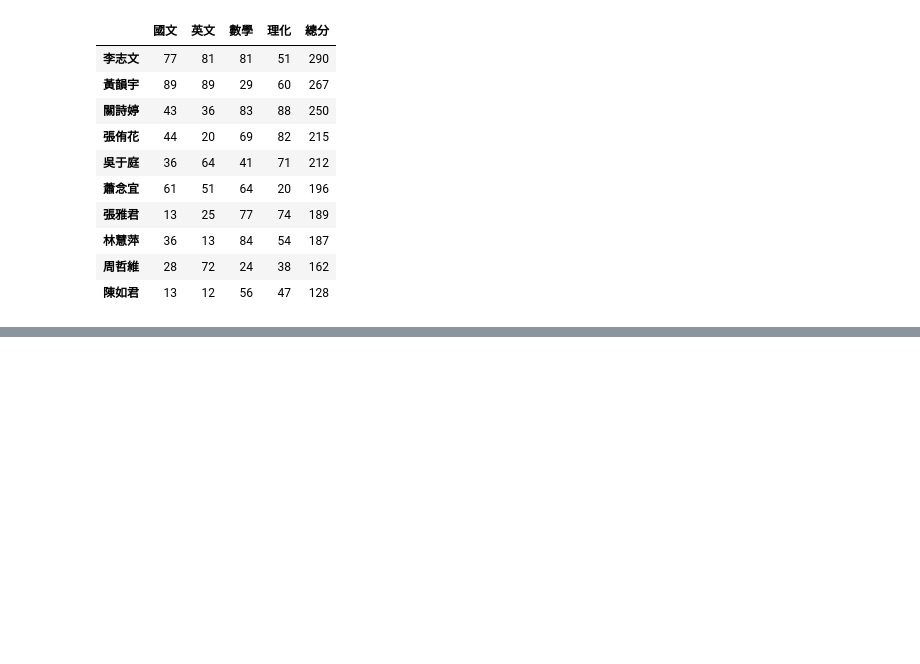
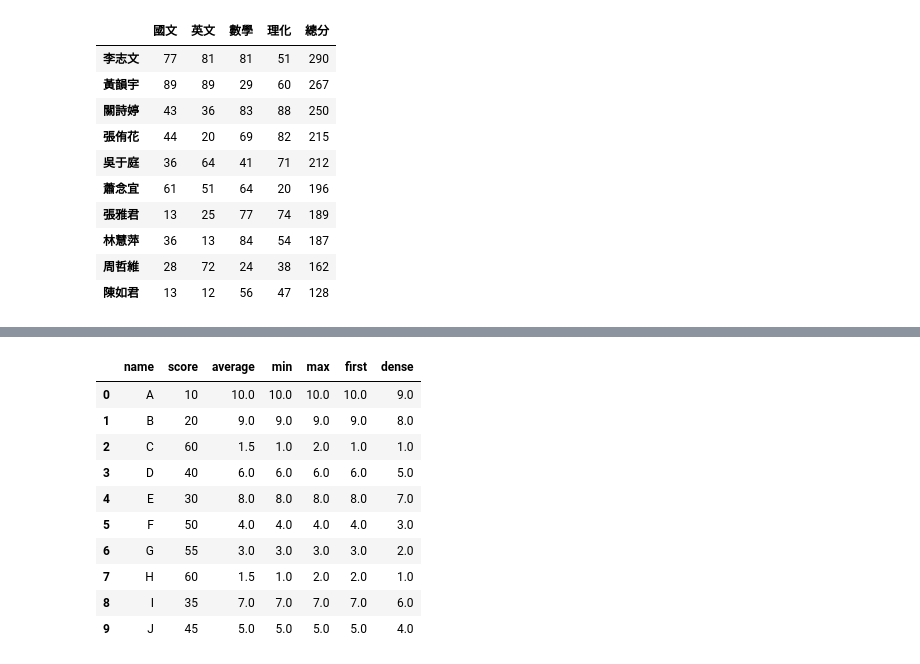
Before and after one commit to vcdemy/20230613, a Jupyter notebook: 20230808筆記.ipynb, the cells around one changed output, grey strips where cells are left out. Cells and saved outputs as stored; diff of their text form; code cells hidden in the pictures; blank space fills up the shorter version.

```diff
--- a/20230808筆記.ipynb
+++ b/20230808筆記.ipynb
@@ -517,0 +536,2 @@ df.sort_values("總分", ascending=False)
+# %%
+df2 = pd.DataFrame({'name':list('ABCDEFGHIJ'), 'score':[10, 20, 60, 40, 30, 50, 55, 60, 35, 45]})
@@ -517,0 +552,2 @@ df.sort_values("總分", ascending=False)
+# %%
+df2['average'] = df2['score'].rank(ascending=False)
@@ -517,0 +568,2 @@ df.sort_values("總分", ascending=False)
+# %%
+df2['min'] = df2['score'].rank(ascending=False, method='min')
@@ -517,0 +584,18 @@ df.sort_values("總分", ascending=False)
+# %%
+df2['max'] = df2['score'].rank(ascending=False, method='max')
+df2['first'] = df2['score'].rank(ascending=False, method='first')
+df2['dense'] = df2['score'].rank(ascending=False, method='dense')
+# %%
+df2
+# %% [output]
+|  | name | score | average | min | max | first | dense |
+| 0 | A | 10 | 10.0 | 10.0 | 10.0 | 10.0 | 9.0 |
+| 1 | B | 20 | 9.0 | 9.0 | 9.0 | 9.0 | 8.0 |
+| 2 | C | 60 | 1.5 | 1.0 | 2.0 | 1.0 | 1.0 |
+| 3 | D | 40 | 6.0 | 6.0 | 6.0 | 6.0 | 5.0 |
+| 4 | E | 30 | 8.0 | 8.0 | 8.0 | 8.0 | 7.0 |
+| 5 | F | 50 | 4.0 | 4.0 | 4.0 | 4.0 | 3.0 |
+| 6 | G | 55 | 3.0 | 3.0 | 3.0 | 3.0 | 2.0 |
+| 7 | H | 60 | 1.5 | 1.0 | 2.0 | 2.0 | 1.0 |
+| 8 | I | 35 | 7.0 | 7.0 | 7.0 | 7.0 | 6.0 |
+| 9 | J | 45 | 5.0 | 5.0 | 5.0 | 5.0 | 4.0 |
```
Also changed, not shown: parts of 6 cells of this notebook.
